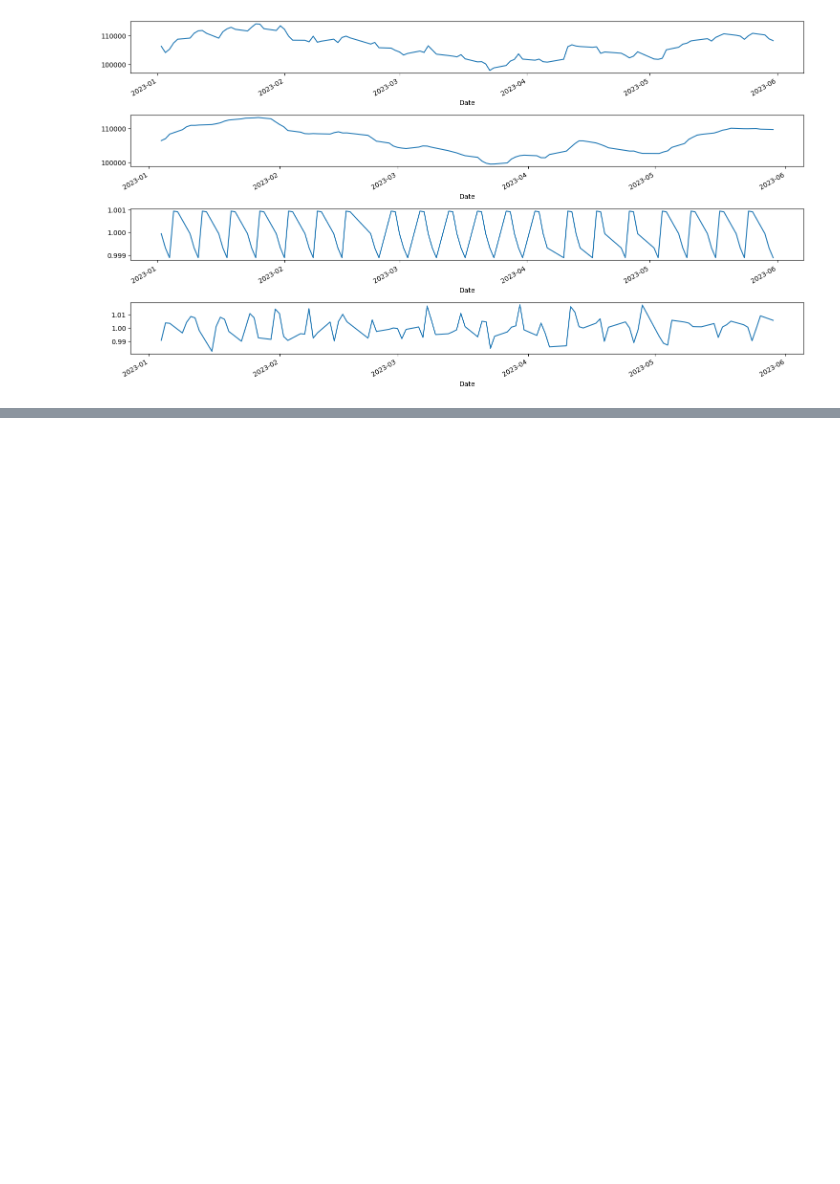
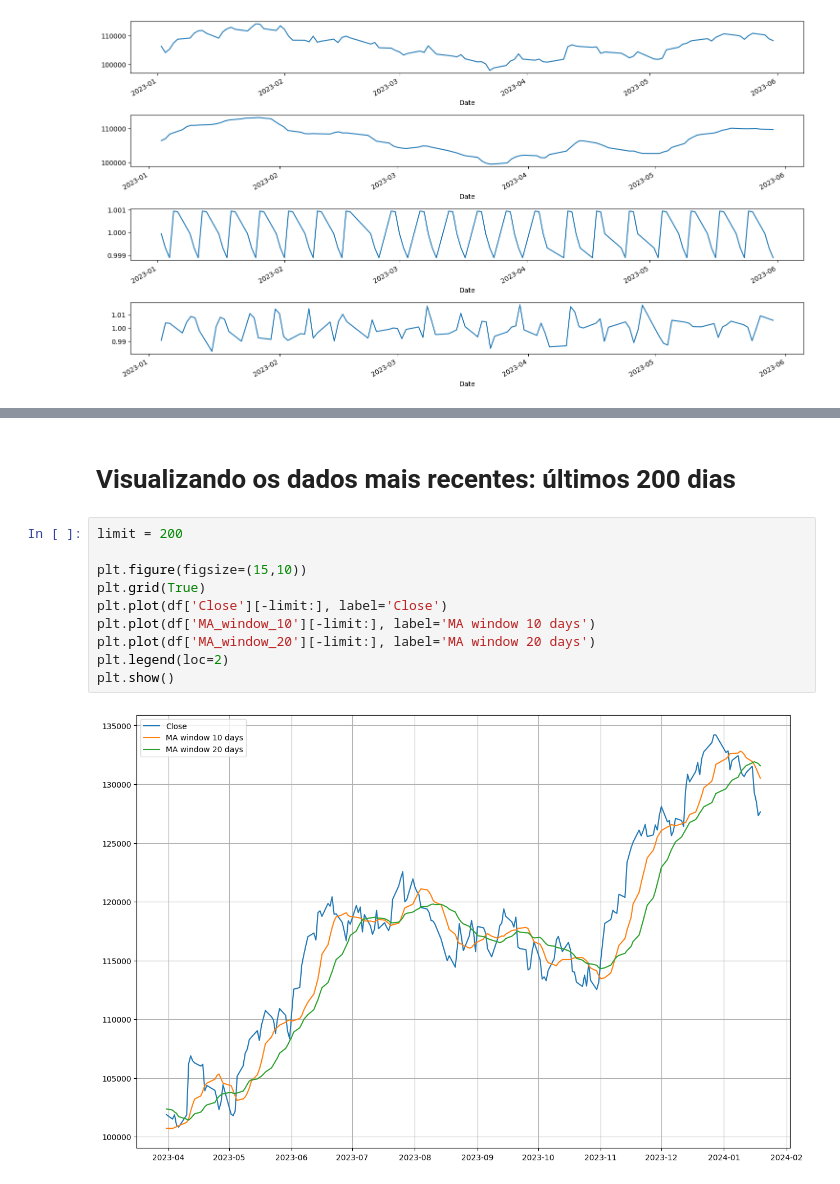
Before and after one commit to icarocarmona/Tech-Challenges-DTAT-Grupo-26, a Jupyter notebook: Machine_Learning_and_Time_Series/Tech_BVSP_Fase2.ipynb, the cells around one changed output, grey strips where cells are left out. Cells and saved outputs as stored; diff of their text form; blank space fills up the shorter version.

```diff
--- a/Machine_Learning_and_Time_Series/Tech_BVSP_Fase2.ipynb
+++ b/Machine_Learning_and_Time_Series/Tech_BVSP_Fase2.ipynb
@@ -372,0 +423,14 @@ plt.show()
+# %% [markdown]
+# Visualizando os dados mais recentes: últimos 200 dias
+# %%
+limit = 200
+
+plt.figure(figsize=(15,10))
+plt.grid(True)
+plt.plot(df['Close'][-limit:], label='Close')
+plt.plot(df['MA_window_10'][-limit:], label='MA window 10 days')
+plt.plot(df['MA_window_20'][-limit:], label='MA window 20 days')
+plt.legend(loc=2)
+plt.show()
+# %% [output]
+[figure, added]
```
Also changed, not shown: parts of 39 cells of this notebook.
